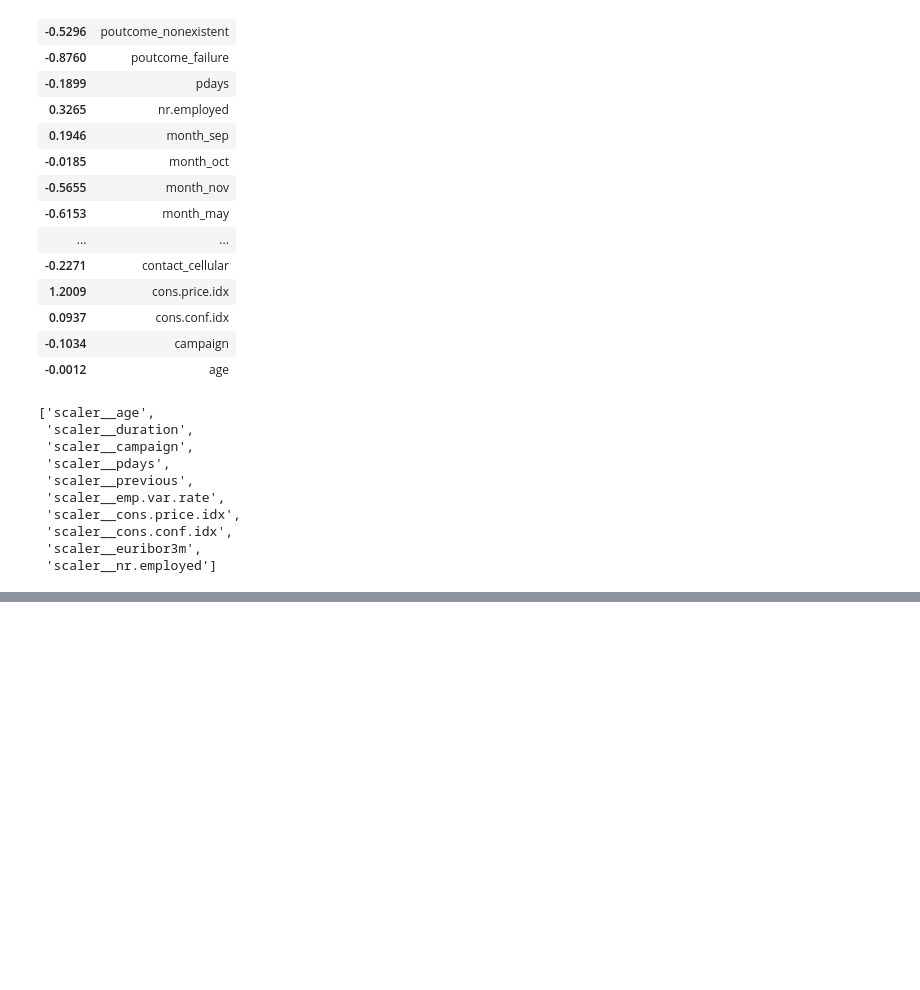
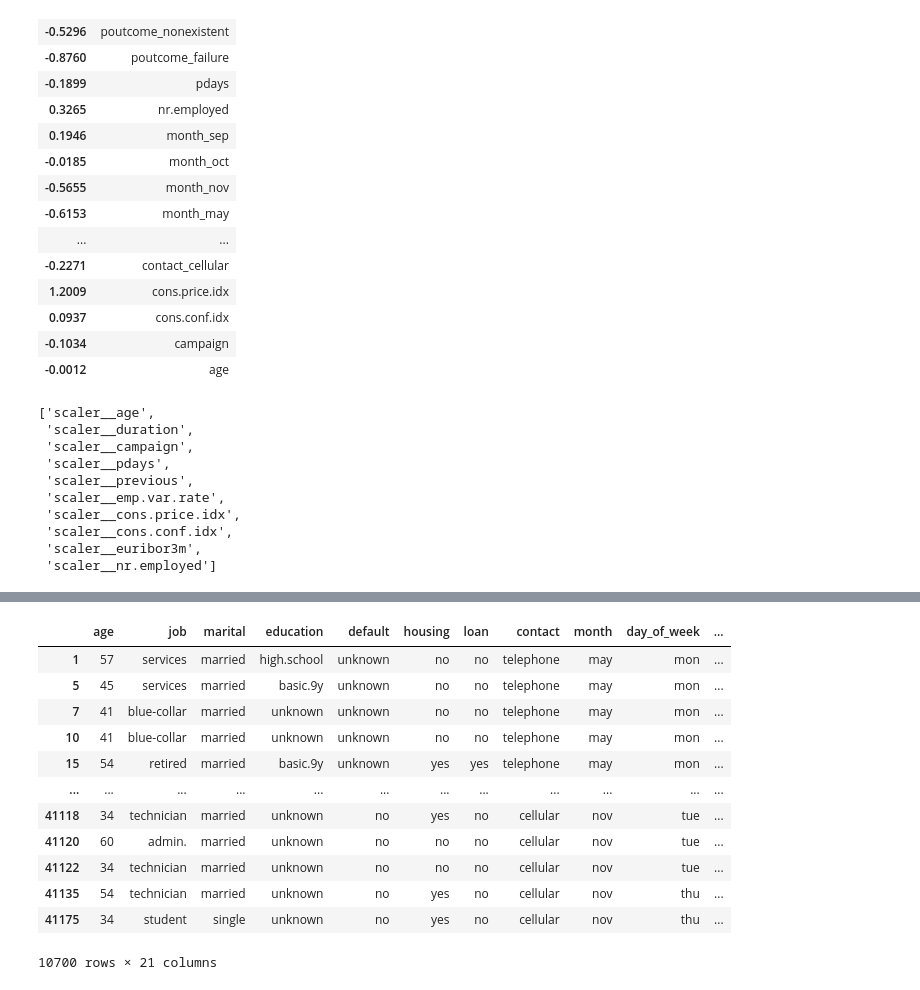
Before and after one commit to Daria-Lytvynenko/ML_course, a Jupyter notebook: Mid_term_Project.ipynb, the cells around one changed output, grey strips where cells are left out. Saved outputs shown, nothing was run; the diff lists cells and outputs as text; code cells hidden in the pictures; blank space fills up the shorter version.

```diff
--- a/Mid_term_Project.ipynb
+++ b/Mid_term_Project.ipynb
@@ -354,4 +354,23 @@ weighted avg       0.88      0.87      0.88      8238
 # %%
 logreg_list=pd.DataFrame(list(zip(preprocessor.get_feature_names_out().tolist(), [float(value) for value in np.round(logreg.coef_[0],4)])),
                          columns=['features', 'importance']).sort_values(by='importance', ascending=False)
+# %%
+mask=(train=='unknown').any(axis=1)
+unknown=train[mask]
+# %%
+unknown
+# %% [output]
+|  | age | job | marital | education | default | housing | loan | contact | month | day_of_week | ... |
+| 1 | 57 | services | married | high.school | unknown | no | no | telephone | may | mon | ... |
+| 5 | 45 | services | married | basic.9y | unknown | no | no | telephone | may | mon | ... |
+| 7 | 41 | blue-collar | married | unknown | unknown | no | no | telephone | may | mon | ... |
+| 10 | 41 | blue-collar | married | unknown | unknown | no | no | telephone | may | mon | ... |
+| 15 | 54 | retired | married | basic.9y | unknown | yes | yes | telephone | may | mon | ... |
+| ... | ... | ... | ... | ... | ... | ... | ... | ... | ... | ... | ... |
+| 41118 | 34 | technician | married | unknown | no | yes | no | cellular | nov | tue | ... |
+| 41120 | 60 | admin. | married | unknown | no | no | no | cellular | nov | tue | ... |
+| 41122 | 34 | technician | married | unknown | no | no | no | cellular | nov | tue | ... |
+| 41135 | 54 | technician | married | unknown | no | yes | no | cellular | nov | thu | ... |
+| 41175 | 34 | student | single | unknown | no | yes | no | cellular | nov | thu | ... |
+10700 rows × 21 columns
 # %%
```
Also changed, not shown: parts of 4 cells of this notebook.
